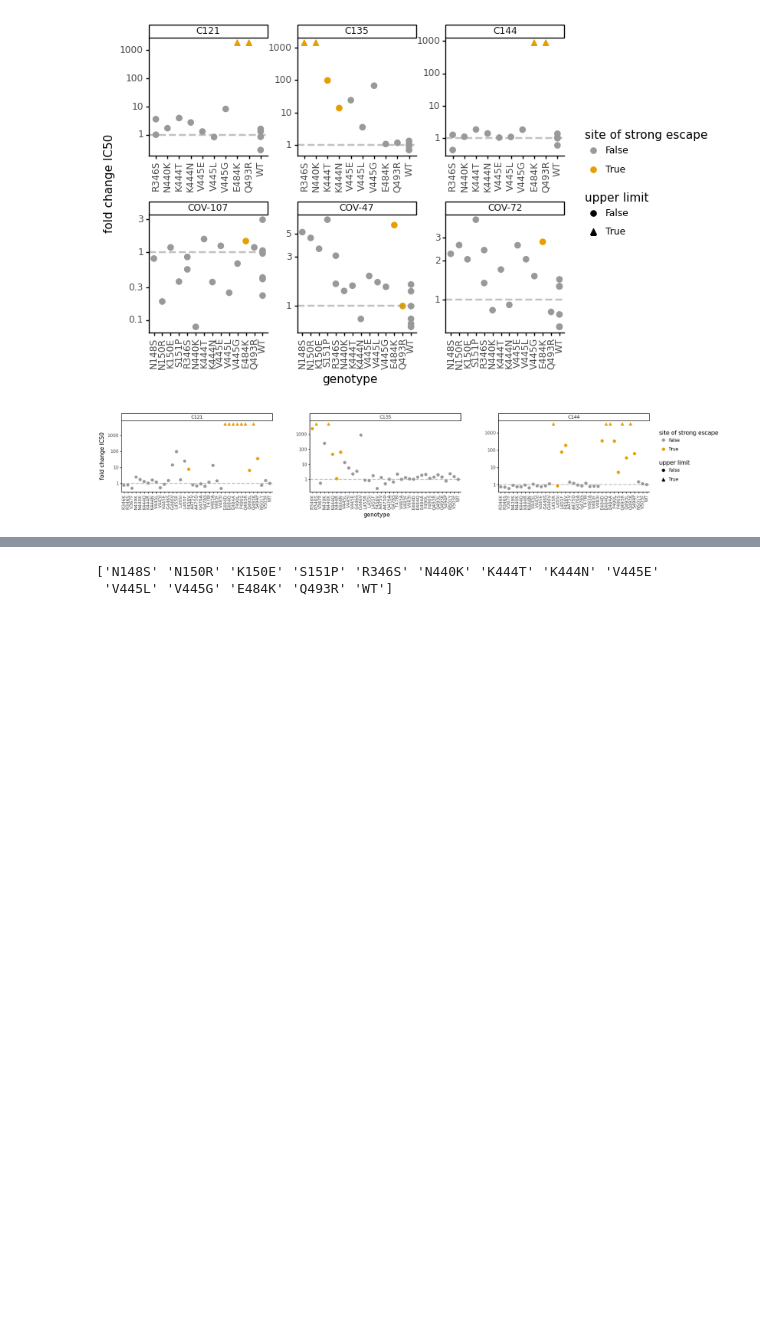
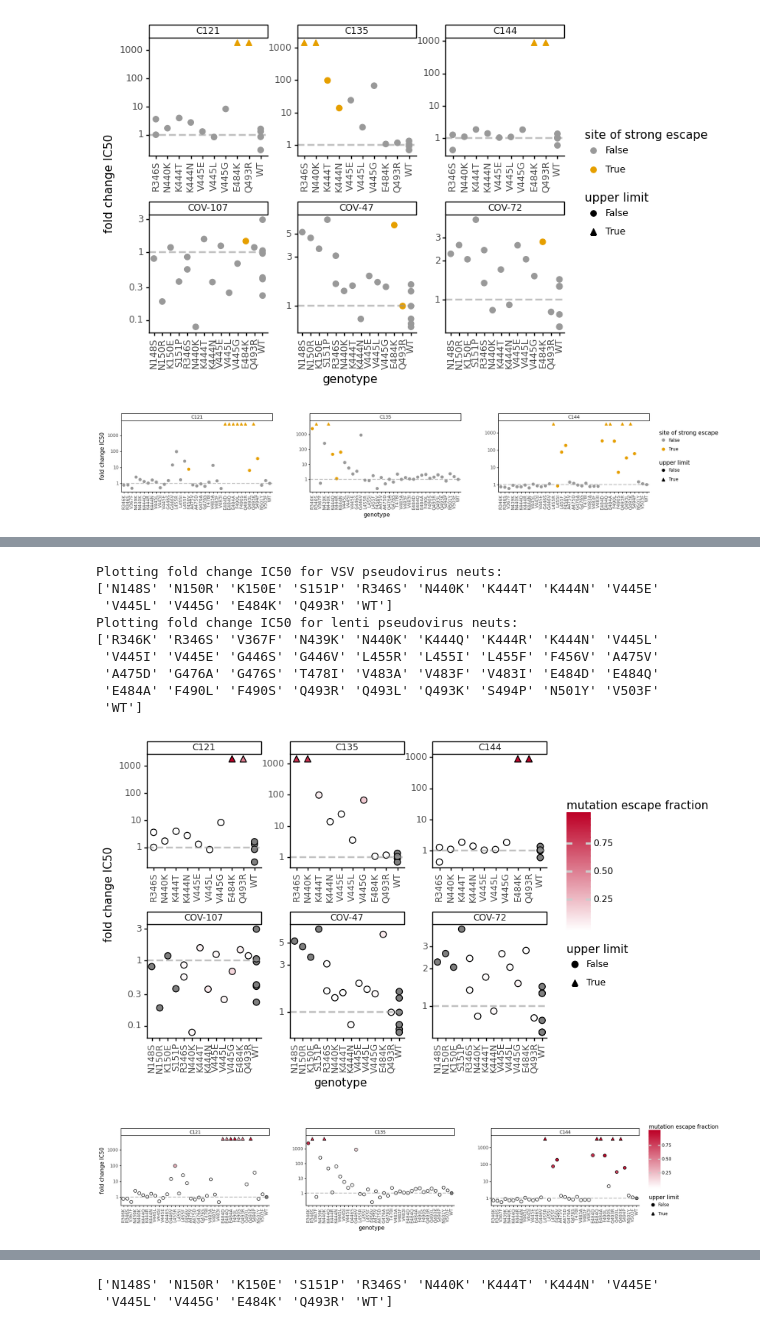
Before and after one commit to jbloomlab/SARS-CoV-2-RBD_MAP_Rockefeller, a Jupyter notebook: experimental_data/neutralization_plots.ipynb, the cells around one changed output, grey strips where cells are left out. Drawn from its saved outputs; the diff is of its cells as text; code cells hidden in the pictures; blank space fills up the shorter version.

```diff
--- a/experimental_data/neutralization_plots.ipynb
+++ b/experimental_data/neutralization_plots.ipynb
@@ -284,0 +339,45 @@ Plotting fold change IC50 for lenti pseudovirus neuts:
+# %%
+for virus_type in escape_fc_colorpts['virus_type'].unique():
+    print(f'Plotting fold change IC50 for {virus_type} pseudovirus neuts:')
+    ncol=3
+    nrow=math.ceil(escape_fc_colorpts.query('virus_type==@virus_type')['antibody'].nunique()/ncol)
+
+    genotype_order=escape_fc_colorpts.query('virus_type==@virus_type').sort_values('site')['genotype'].unique()
+    print(genotype_order)
+
+    df = (escape_fc_colorpts.query('virus_type==@virus_type'))
+    df = (df.assign(genotype = pd.Categorical(df['genotype'],
+                                         categories=genotype_order,
+                                         ordered=True)))
+
+    p = (ggplot(df) +
+         aes('genotype', 'fold_change', fill='mut_escape', shape='IC50_bound') +
+         geom_point(size=3, color='black') +
+         scale_y_log10(name='fold change IC50') +
+         facet_wrap('~antibody', scales='free', ncol=ncol) +
+         theme_classic() +
+         theme(axis_text_x=element_text(angle=90),
+               figure_size=(0.5*foldchange.query('virus_type==@virus_type')['genotype'].nunique(), nrow*2.5),
+               subplots_adjust={'hspace':0.5, 'wspace':0.25},
+               ) +
+         geom_hline(yintercept=1, linetype='dashed', size=1,
+                    alpha=0.6, color=CBPALETTE[0]) +
+         scale_fill_gradient(low='white', high='#BD0026',
+                            name='mutation escape fraction') +
+         scale_shape_manual(values=['o','^'], name='upper limit')
+         )
+
+    _ = p.draw()
+    p.save(f'{resultsdir}/foldchange_{virus_type}_colorescape.pdf')
+# %% [output]
+Plotting fold change IC50 for VSV pseudovirus neuts:
+['N148S' 'N150R' 'K150E' 'S151P' 'R346S' 'N440K' 'K444T' 'K444N' 'V445E'
+ 'V445L' 'V445G' 'E484K' 'Q493R' 'WT']
+Plotting fold change IC50 for lenti pseudovirus neuts:
+['R346K' 'R346S' 'V367F' 'N439K' 'N440K' 'K444Q' 'K444R' 'K444N' 'V445L'
+ 'V445I' 'V445E' 'G446S' 'G446V' 'L455R' 'L455I' 'L455F' 'F456V' 'A475V'
+ 'A475D' 'G476A' 'G476S' 'T478I' 'V483A' 'V483F' 'V483I' 'E484D' 'E484Q'
+ 'E484A' 'F490L' 'F490S' 'Q493R' 'Q493L' 'Q493K' 'S494P' 'N501Y' 'V503F'
+ 'WT']
+[figure, added]
+[figure, added]
```
Also changed, not shown: parts of 4 cells of this notebook, 14 other files.
